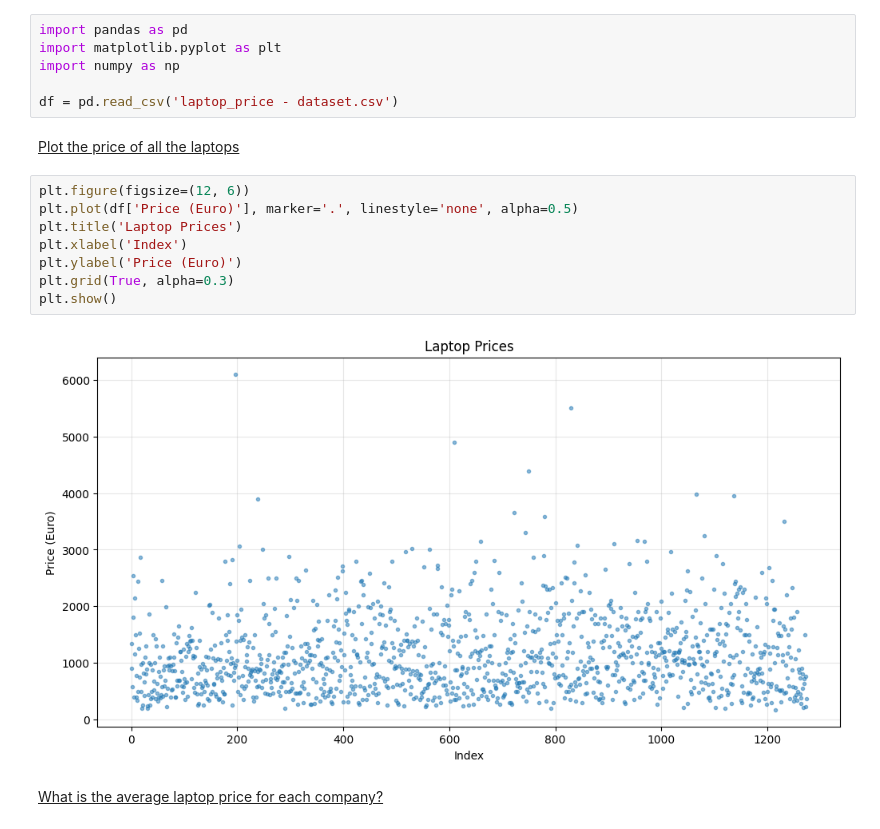
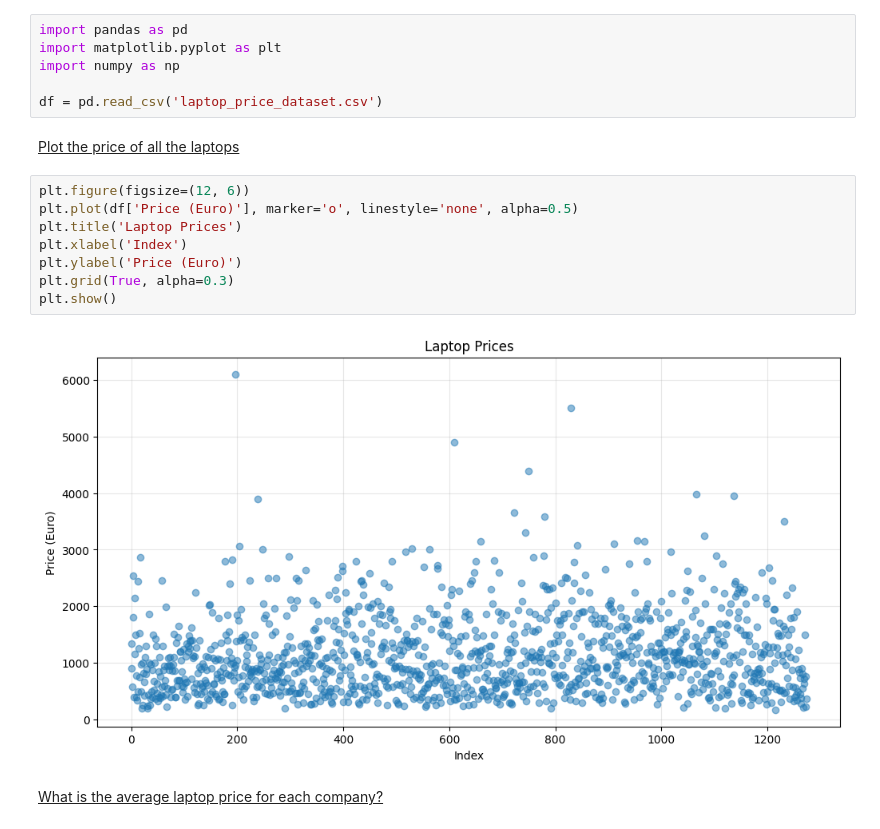
Before and after one commit to HilaOhayion/MiniProject1, a Jupyter notebook: Part_2_Q2.ipynb, the cells around one changed output. Cells and saved outputs as stored; diff of their text form.

```diff
--- a/Part_2_Q2.ipynb
+++ b/Part_2_Q2.ipynb
@@ -5,19 +5,19 @@ import pandas as pd
 import matplotlib.pyplot as plt
 import numpy as np
 
-df = pd.read_csv('laptop_price - dataset.csv')
+df = pd.read_csv('laptop_price_dataset.csv')
 # %% [markdown]
 <u>Plot the price of all the laptops</u>
 # %%
 plt.figure(figsize=(12, 6))
-plt.plot(df['Price (Euro)'], marker='.', linestyle='none', alpha=0.5)
+plt.plot(df['Price (Euro)'], marker='o', linestyle='none', alpha=0.5)
 plt.title('Laptop Prices')
 plt.xlabel('Index')
 plt.ylabel('Price (Euro)')
 plt.grid(True, alpha=0.3)
 plt.show()
 # %% [output]
-[figure, old version]
+[figure, new version]
 # %% [markdown]
 <u>What is the average laptop price for each company?</u>
 # %%
```
Also changed, not shown: parts of 12 cells of this notebook, 1 other file.
